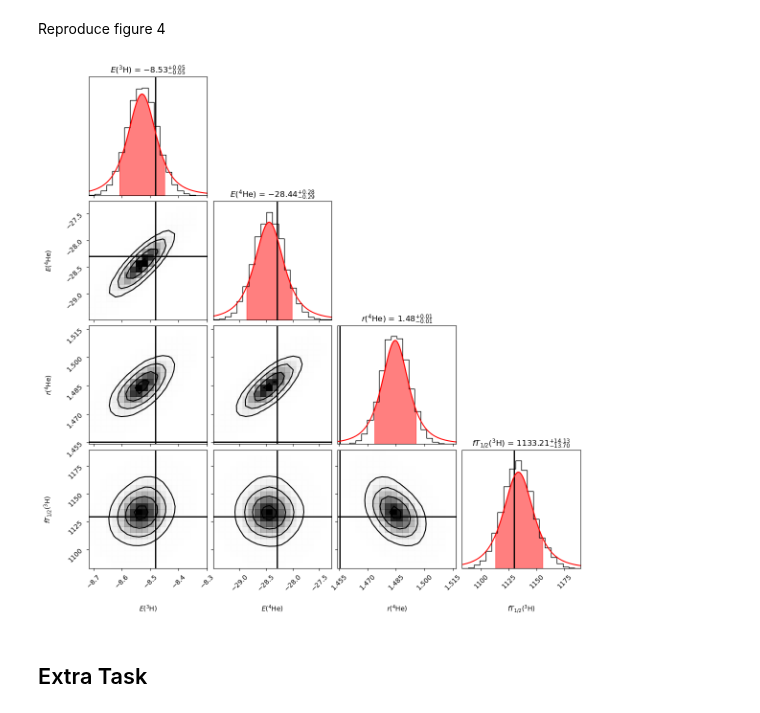
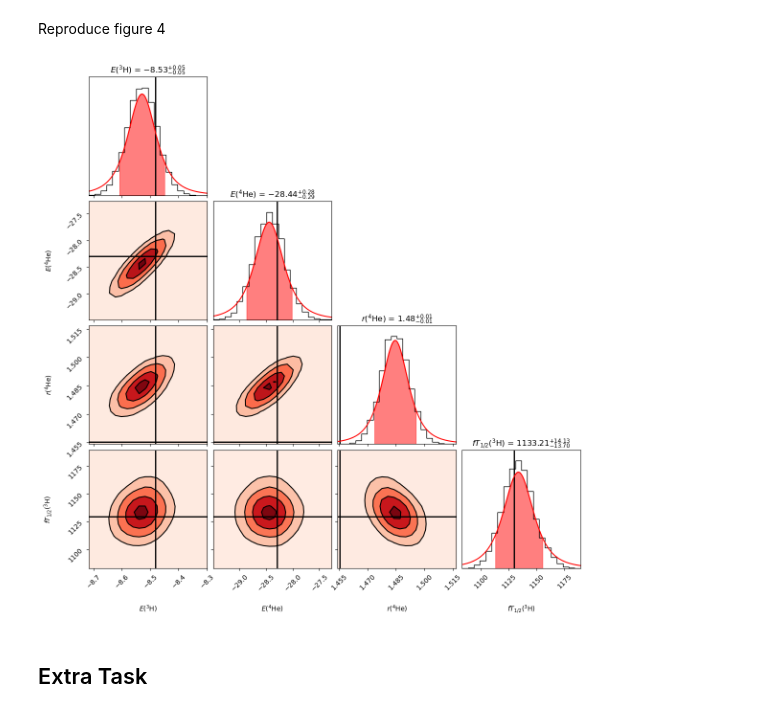
Before and after one commit to stach/lfd-project, a Jupyter notebook: Project1/project1.ipynb, the cells around one changed output. Saved outputs shown, nothing was run; the diff lists cells and outputs as text; code cells hidden in the pictures.

```diff
--- a/Project1/project1.ipynb
+++ b/Project1/project1.ipynb
@@ -463,7 +469,13 @@ corner_kwargs={
     "show_titles":True,
     "fig":figure,
     "smooth":True,
-    "density": True
+    "density": True,
+    "plot_density": False,
+    "fill_contours": True,
+    "contourf_kwargs": {
+        "cmap": "Reds",
+        "colors": None
+    }
 }
 
 corner.corner(ppd,
@@ -508,34 +520,34 @@ for i, ax in enumerate(figure.get_axes()):
 
         x_quant, y_quant = fit_t(ppd[:,3], quantile=True)
         ax.fill_between(x_quant, y_quant, color="red", alpha=0.5)
     if i==4:
         # Joined(x|y): E3H|E4He
         ax.axvline(mu_E3H, color='black', linestyle='-', linewidth=2, alpha=1)
         ax.axhline(mu_E4He, color='black', linestyle='-', linewidth=2, alpha=1)
     if i==8:
         # Joined(x|y): E3H|Rp4He
         ax.axvline(mu_E3H, color='black', linestyle='-', linewidth=2, alpha=1)
         ax.axhline(mu_Rp4He, color='black', linestyle='-', linewidth=2, alpha=1)
     if i==9:
         # Joined(x|y): E4He|Rp4He
         ax.axvline(mu_E4He, color='black', linestyle='-', linewidth=2, alpha=1)
         ax.axhline(mu_Rp4He, color='black', linestyle='-', linewidth=2, alpha=1)
     if i==12:
         # Joined(x|y): E3H|fT3H
         ax.axvline(mu_E3H, color='black', linestyle='-', linewidth=2, alpha=1)
         ax.axhline(mu_fT3H, color='black', linestyle='-', linewidth=2, alpha=1)
     if i==13:
         # Joined(x|y): E4He|ft3H
         ax.axvline(mu_E4He, color='black', linestyle='-', linewidth=2, alpha=1)
         ax.axhline(mu_fT3H, color='black', linestyle='-', linewidth=2, alpha=1)
     if i==14:
         # Joined(x|y): Rp4He|ft3H
         ax.axvline(mu_Rp4He, color='black', linestyle='-', linewidth=2, alpha=1)
         ax.axhline(mu_fT3H, color='black', linestyle='-', linewidth=2, alpha=1)
 # Show the plot
 plt.show()
 # %% [output]
-[figure, old version]
+[figure, new version]
 # %% [markdown]
 ## Extra Task
 # %% [markdown]
```
Also changed, not shown: parts of 3 cells of this notebook.
